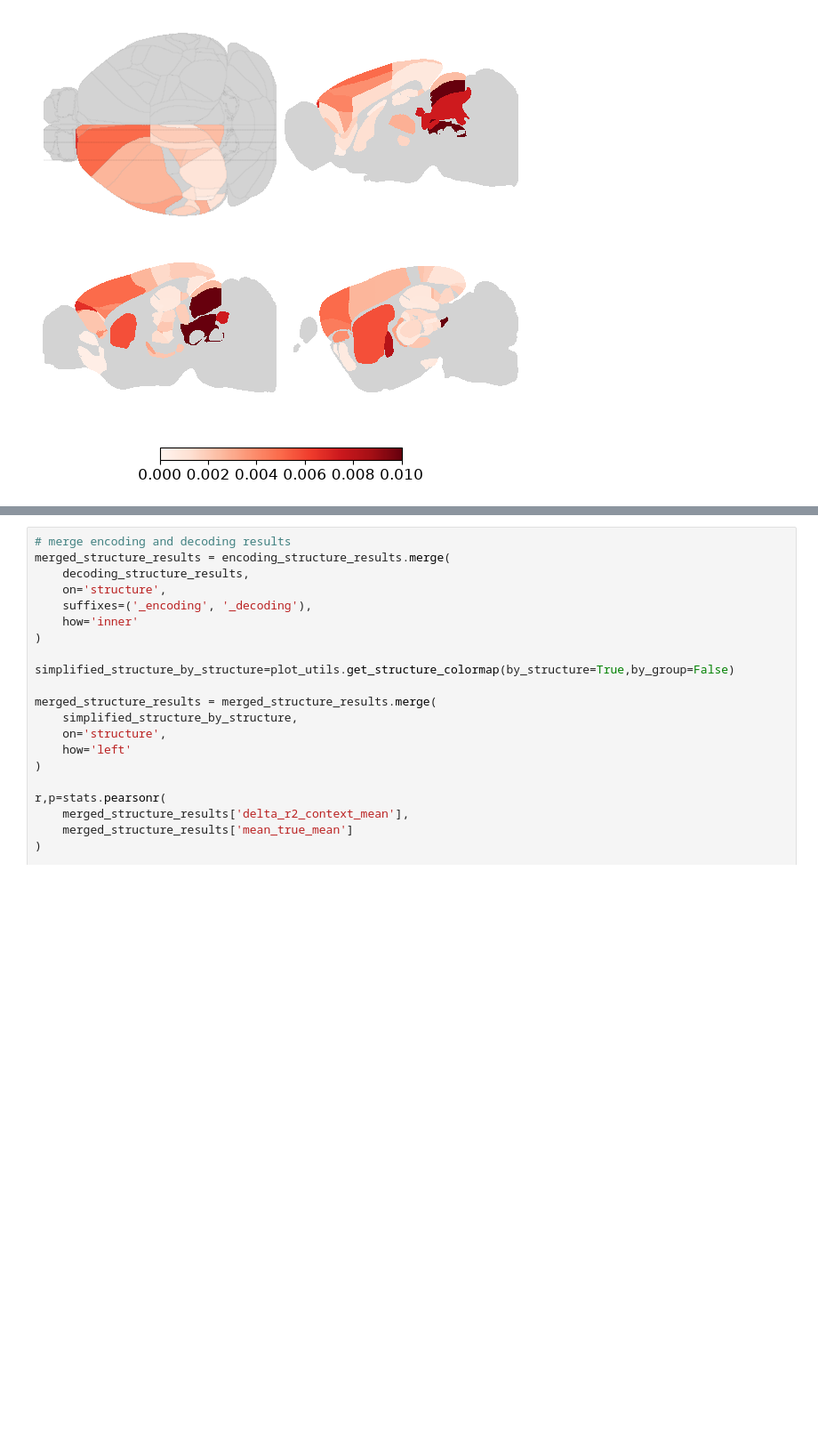
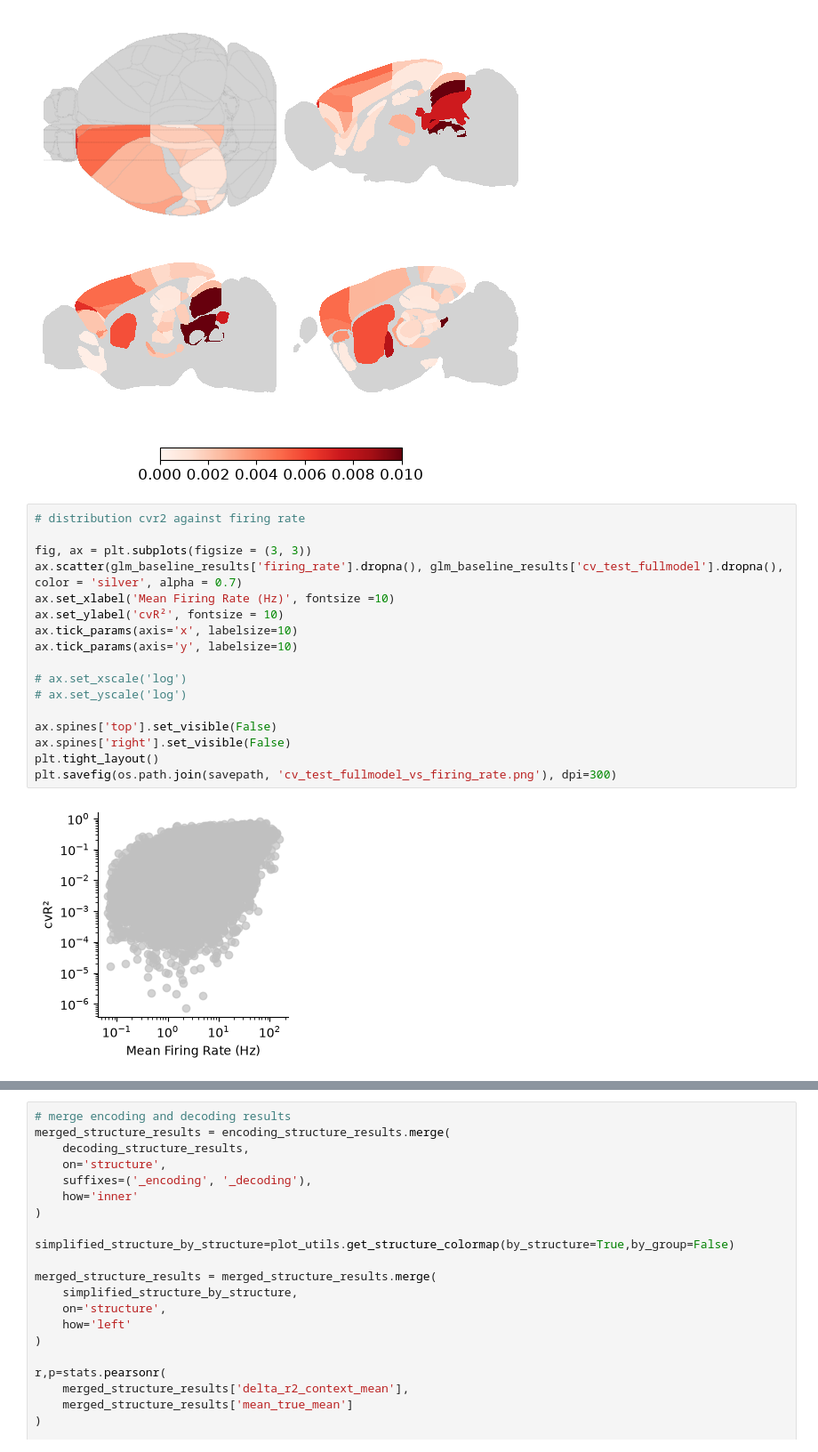
Before and after one commit to AllenInstitute/dynamic_routing_analysis, a Jupyter notebook: notebooks/structure_wise_results_plots_encoding.ipynb, the cells around one changed output, grey strips where cells are left out. Shown at 89% size. Drawn from its saved outputs; the diff is of its cells as text; blank space fills up the shorter version.

```diff
--- a/notebooks/structure_wise_results_plots_encoding.ipynb
+++ b/notebooks/structure_wise_results_plots_encoding.ipynb
@@ -414,3 +414,22 @@ chart,x = plot_utils.plot_brain_heatmap(
 plt.savefig(os.path.join(savepath,"encoding_realbrain_heatmap.png"),dpi=600,bbox_inches='tight')
 # %% [output]
 [figure]
+# %%
+# distribution cvr2 against firing rate
+
+fig, ax = plt.subplots(figsize = (3, 3))
+ax.scatter(glm_baseline_results['firing_rate'].dropna(), glm_baseline_results['cv_test_fullmodel'].dropna(), color = 'silver', alpha = 0.7)
+ax.set_xlabel('Mean Firing Rate (Hz)', fontsize =10)
+ax.set_ylabel('cvR²', fontsize = 10)
+ax.tick_params(axis='x', labelsize=10)
+ax.tick_params(axis='y', labelsize=10)
+
+# ax.set_xscale('log')
+# ax.set_yscale('log')
+
+ax.spines['top'].set_visible(False)
+ax.spines['right'].set_visible(False)
+plt.tight_layout()
+plt.savefig(os.path.join(savepath, 'cv_test_fullmodel_vs_firing_rate.png'), dpi=300)
+# %% [output]
+[figure, added]
```
Also changed, not shown: parts of 2 cells of this notebook, 3 other files.
